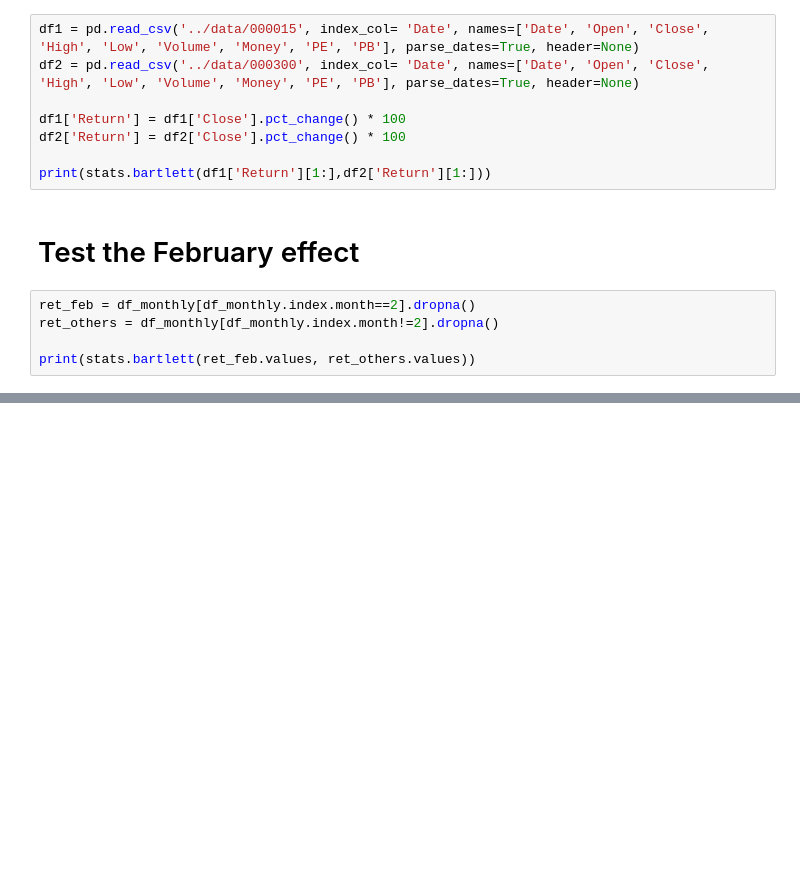
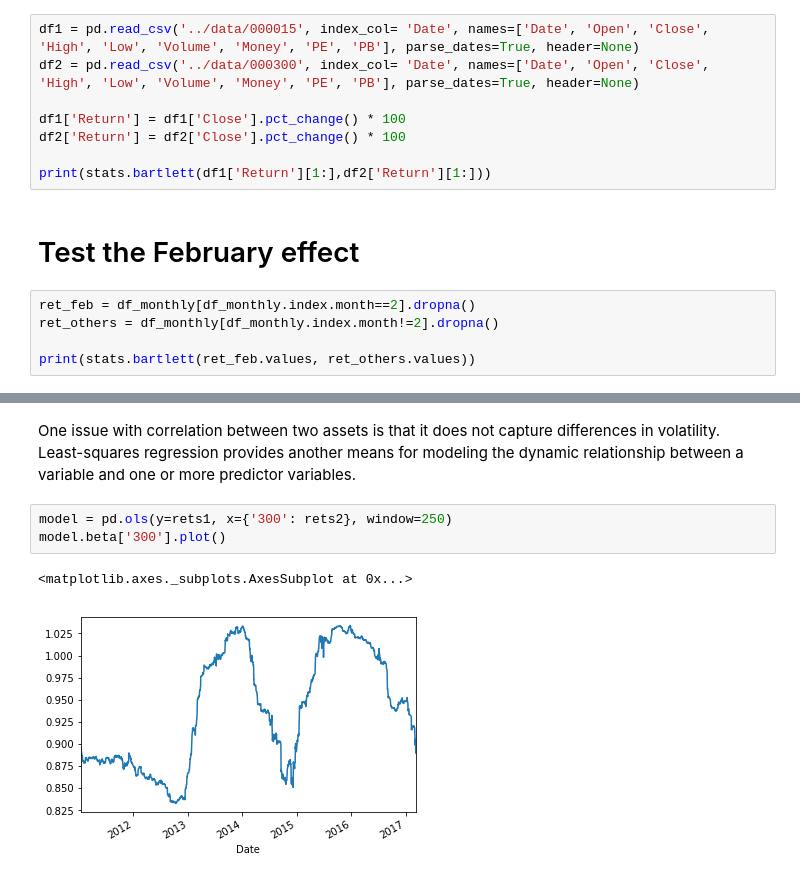
Before and after one commit to ntwo1980/jupyter, a Jupyter notebook: pandas/stock.ipynb, the cells around one changed output, grey strips where cells are left out. Cells and saved outputs as stored; diff of their text form; blank space fills up the shorter version.

```diff
--- a/pandas/stock.ipynb
+++ b/pandas/stock.ipynb
@@ -49,0 +185,8 @@ print(stats.bartlett(ret_feb.values, ret_others.values))
+# %% [markdown]
+One issue with correlation between two assets is that it does not capture differences in volatility. Least-squares regression provides another means for modeling the dynamic relationship between a variable and one or more predictor variables.
+# %%
+model = pd.ols(y=rets1, x={'300': rets2}, window=250)
+model.beta['300'].plot()
+# %% [output]
+<matplotlib.axes._subplots.AxesSubplot at 0x...>
+[figure, added]
```
Also changed, not shown: parts of 8 cells of this notebook, 8 other files.
